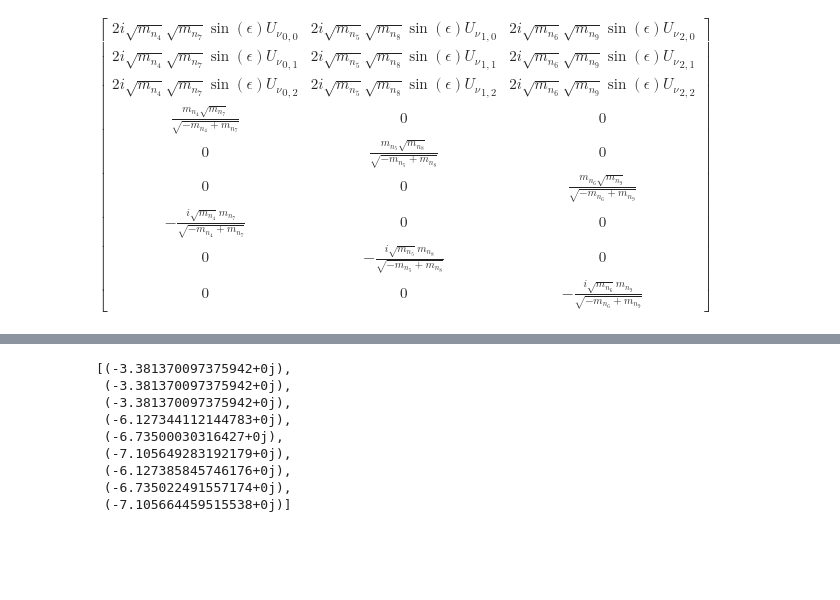
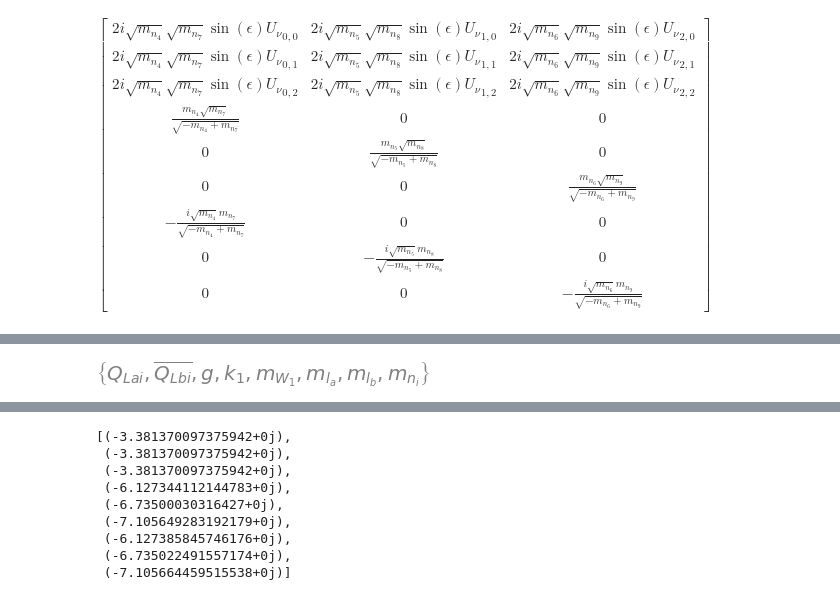
Before and after one commit to moiseszeleny/LRSM-with-Spheno, a Jupyter notebook: sympy_calculations/LFV decays DLRSM/diagram_formfactors_functions.ipynb, the cells around one changed output, grey strips where cells are left out. Saved outputs shown, nothing was run; the diff lists cells and outputs as text; code cells hidden in the pictures; blank space fills up the shorter version.

```diff
--- a/sympy_calculations/LFV decays DLRSM/diagram_formfactors_functions.ipynb
+++ b/sympy_calculations/LFV decays DLRSM/diagram_formfactors_functions.ipynb
@@ -302,3 +351,3 @@ symbolic_formfactor['ni_GR']['AL'].atoms(Symbol)
 # %%
-symbolic_formfactor['ni_GR']['AL']#.atoms(Symbol)
+symbolic_formfactor['ni_W1']['AR'].atoms(Symbol)
 # %% [output]
@@ -305,0 +354 @@ $\displaystyle \frac{\sqrt{2} i m_{l_b} \left(- J_{ai} \overline{J_{bi}} m_{l_a}
+[figure, added]
```
Also changed, not shown: parts of 42 cells of this notebook, 2 other files.
